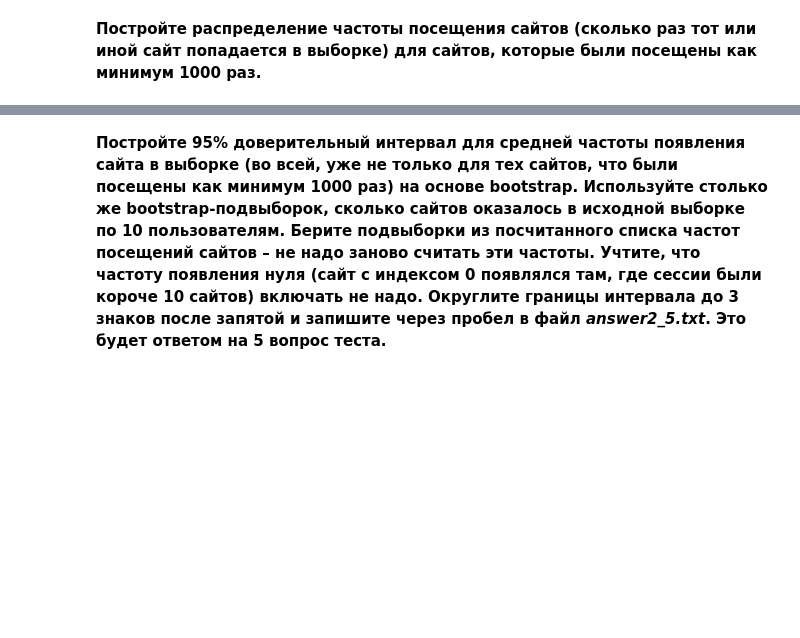
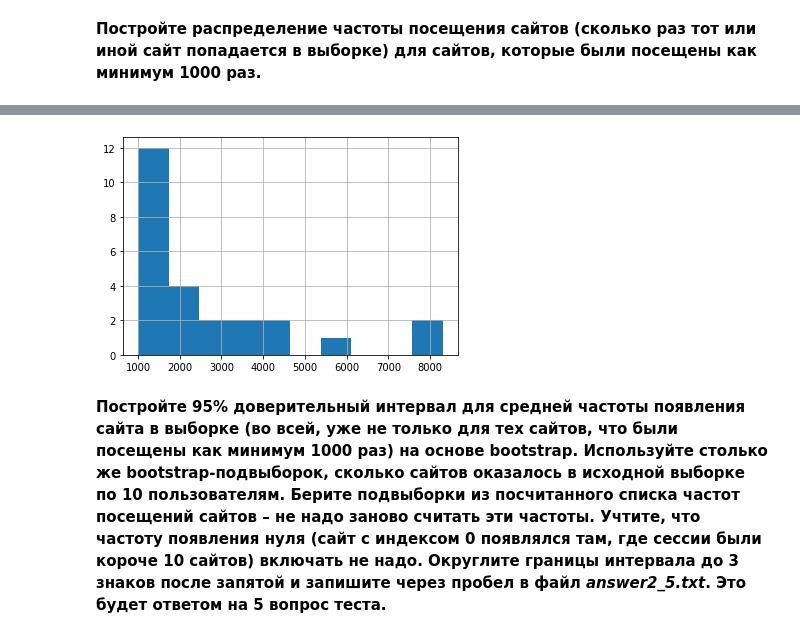
Before and after one commit to Uniholder/Specialization-Yandex-MIPT, a Jupyter notebook: 6_Final_projects/User_identification/week2_analysis_hypotheses.ipynb, the cells around one changed output, grey strips where cells are left out. Drawn from its saved outputs; the diff is of its cells as text; code cells hidden in the pictures; blank space fills up the shorter version.

```diff
--- a/6_Final_projects/User_identification/week2_analysis_hypotheses.ipynb
+++ b/6_Final_projects/User_identification/week2_analysis_hypotheses.ipynb
@@ -365,0 +390,3 @@ site_freqs = ''' ВАШ КОД ЗДЕСЬ '''
+# %%
+site_freqs = train_df.iloc[:, :-1].apply(pd.Series.value_counts).sum(axis=1).sort_values(ascending=False)
+site_freqs
@@ -366,2 +427,6 @@ site_freqs = ''' ВАШ КОД ЗДЕСЬ '''
+# %%
+site_freqs[site_freqs >= 1000].hist();
+# %% [output]
+[figure, added]
 # %% [markdown]
 **Постройте 95% доверительный интервал для средней частоты появления сайта в выборке (во всей, уже не только для тех сайтов, что были посещены как минимум 1000 раз) на основе bootstrap. Используйте столько же bootstrap-подвыборок, сколько сайтов оказалось в исходной выборке по 10 пользователям. Берите подвыборки из посчитанного списка частот посещений сайтов – не надо заново считать эти частоты. Учтите, что частоту появления нуля (сайт с индексом 0 появлялся там, где сессии были короче 10 сайтов) включать не надо. Округлите границы интервала до 3 знаков после запятой и запишите через пробел в файл *answer2_5.txt*. Это будет ответом на 5 вопрос теста.**
```
Also changed, not shown: parts of 27 cells of this notebook, 4 other files.
